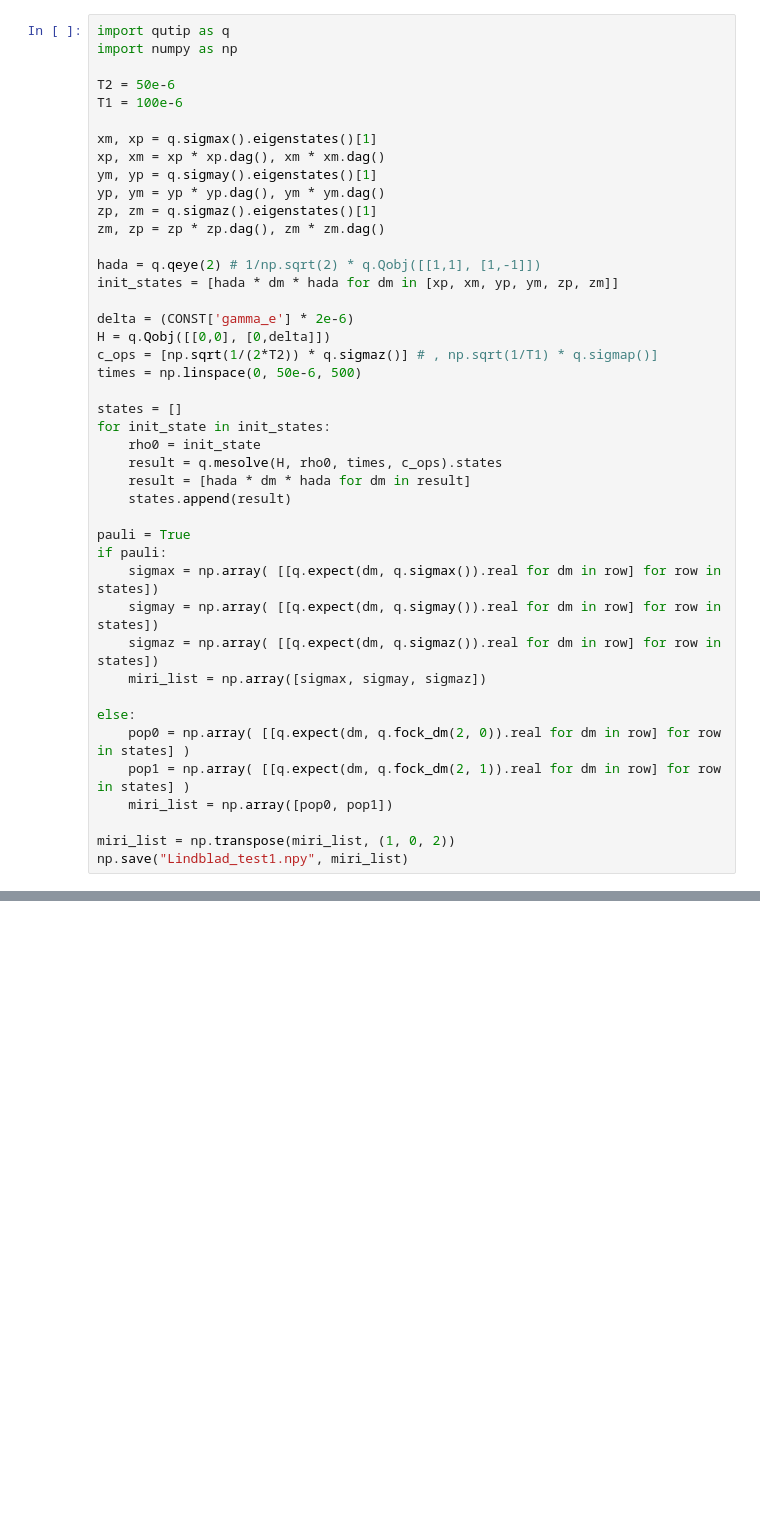
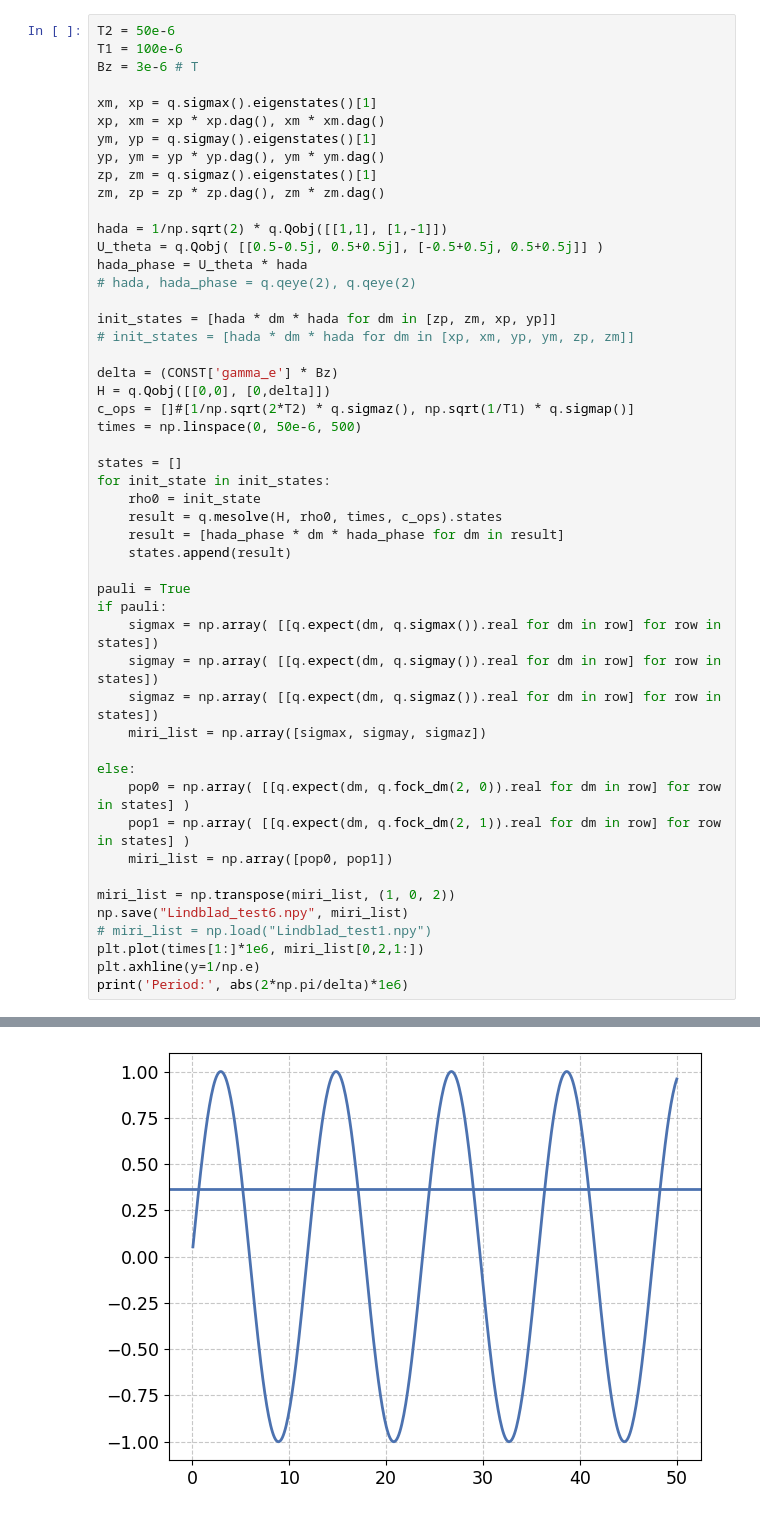
Before and after one commit to dehe1011/NVcenter, a Jupyter notebook: development/Brecht.ipynb, the cells around one changed output, grey strips where cells are left out. Drawn from its saved outputs; the diff is of its cells as text; blank space fills up the shorter version.

```diff
--- a/development/Brecht.ipynb
+++ b/development/Brecht.ipynb
@@ -15,9 +20,7 @@ import scipy.linalg as la
 # %%
-import qutip as q
-import numpy as np
-
 T2 = 50e-6
 T1 = 100e-6
+Bz = 3e-6 # T
 
 xm, xp = q.sigmax().eigenstates()[1]
 xp, xm = xp * xp.dag(), xm * xm.dag()
@@ -26,19 +29,24 @@ yp, ym = yp * yp.dag(), ym * ym.dag()
 zp, zm = q.sigmaz().eigenstates()[1]
 zm, zp = zp * zp.dag(), zm * zm.dag()
 
-hada = q.qeye(2) # 1/np.sqrt(2) * q.Qobj([[1,1], [1,-1]])
-init_states = [hada * dm * hada for dm in [xp, xm, yp, ym, zp, zm]]
+hada = 1/np.sqrt(2) * q.Qobj([[1,1], [1,-1]])
+U_theta = q.Qobj( [[0.5-0.5j, 0.5+0.5j], [-0.5+0.5j, 0.5+0.5j]] )
+hada_phase = U_theta * hada
+# hada, hada_phase = q.qeye(2), q.qeye(2)
 
-delta = (CONST['gamma_e'] * 2e-6)
+init_states = [hada * dm * hada for dm in [zp, zm, xp, yp]]
+# init_states = [hada * dm * hada for dm in [xp, xm, yp, ym, zp, zm]]
+
+delta = (CONST['gamma_e'] * Bz)
 H = q.Qobj([[0,0], [0,delta]])
-c_ops = [np.sqrt(1/(2*T2)) * q.sigmaz()] # , np.sqrt(1/T1) * q.sigmap()]
+c_ops = []#[1/np.sqrt(2*T2) * q.sigmaz(), np.sqrt(1/T1) * q.sigmap()]
 times = np.linspace(0, 50e-6, 500)
 
 states = []
 for init_state in init_states:
     rho0 = init_state
     result = q.mesolve(H, rho0, times, c_ops).states
-    result = [hada * dm * hada for dm in result]
+    result = [hada_phase * dm * hada_phase for dm in result]
     states.append(result)
 
 pauli = True
@@ -54,4 +62,9 @@ else:
     miri_list = np.array([pop0, pop1])
 
 miri_list = np.transpose(miri_list, (1, 0, 2))
-np.save("Lindblad_test1.npy", miri_list)
+np.save("Lindblad_test6.npy", miri_list)
+# miri_list = np.load("Lindblad_test1.npy")
+plt.plot(times[1:]*1e6, miri_list[0,2,1:])
+plt.axhline(y=1/np.e)
+print('Period:', abs(2*np.pi/delta)*1e6)
+# %% [output]
@@ -57,0 +72 @@ np.save("Lindblad_test1.npy", miri_list)
+[figure, added]
```
Also changed, not shown: parts of 23 cells of this notebook, 12 other files.
